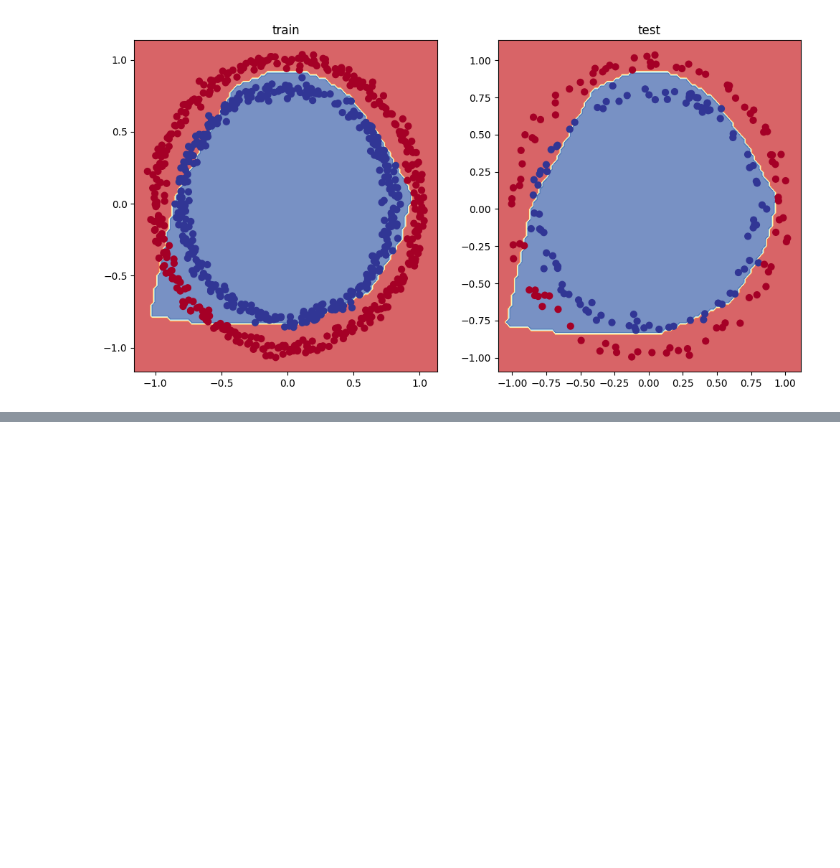
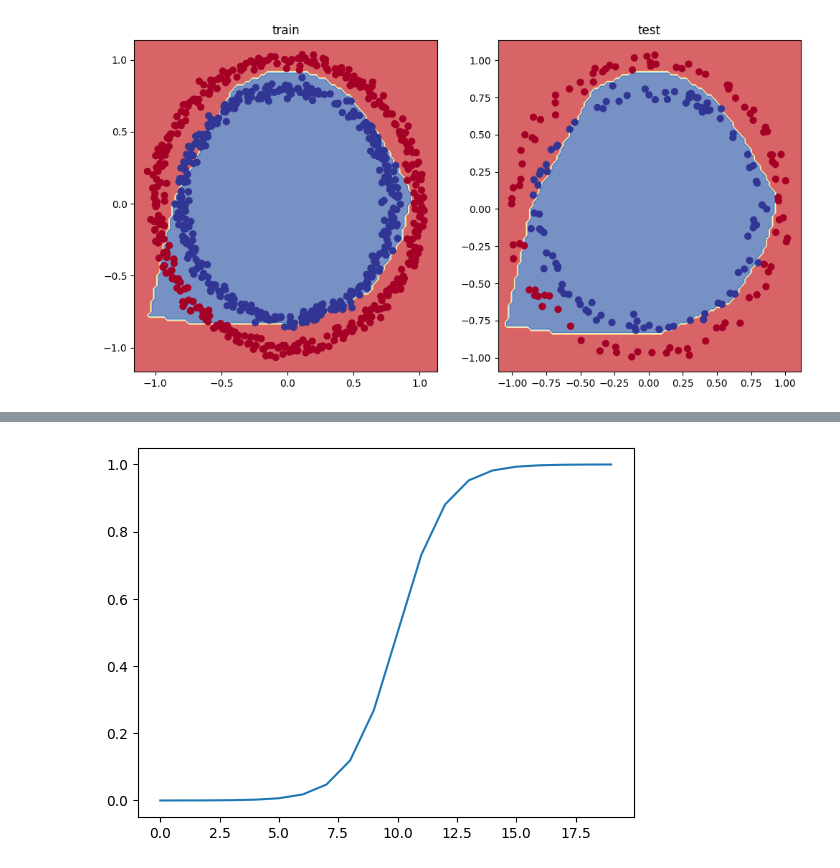
Before and after one commit to govind527/Pytorch_Practice, a Jupyter notebook: Pytorch_NN_Classification.ipynb, the cells around one changed output, grey strips where cells are left out. Cells and saved outputs as stored; diff of their text form; code cells hidden in the pictures; blank space fills up the shorter version.

```diff
--- a/Pytorch_NN_Classification.ipynb
+++ b/Pytorch_NN_Classification.ipynb
@@ -632,0 +667,4 @@ plot_decision_boundary(model_3,X_test,y_test)
+# %%
+plt.plot(torch.sigmoid(A));
+# %% [output]
+[figure, added]
```
Also changed, not shown: parts of 28 cells of this notebook.
